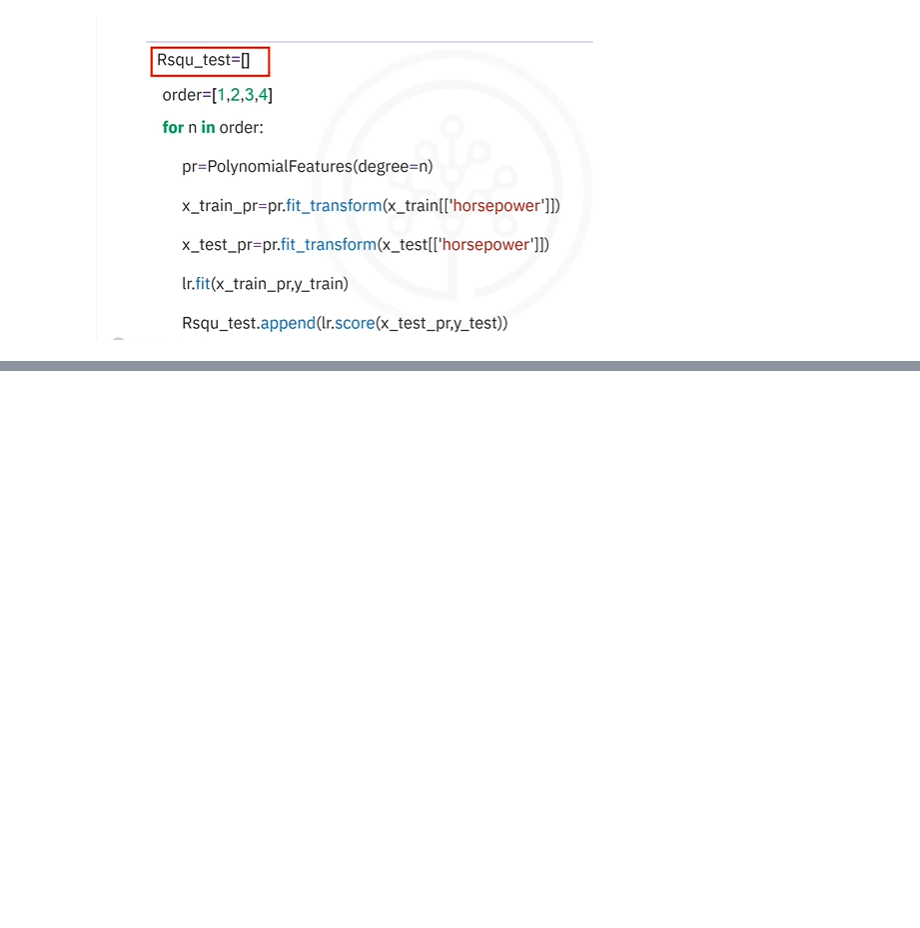
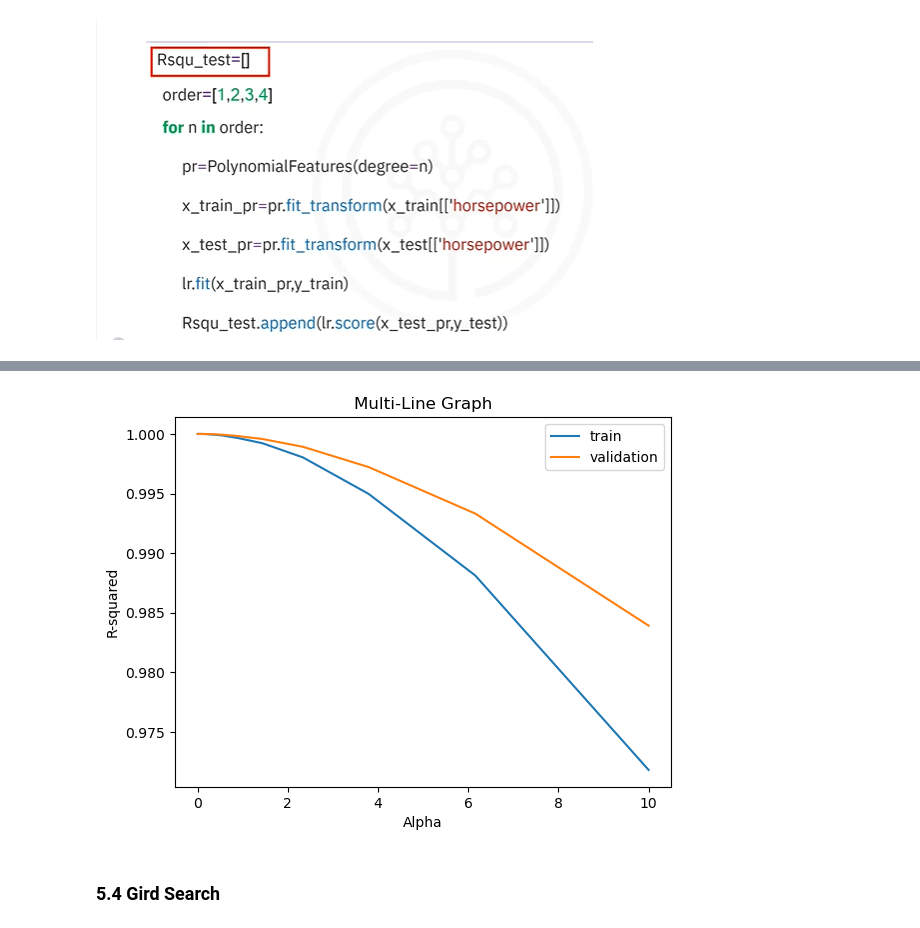
Before and after one commit to baduyne/analysic_data_coursera, a Jupyter notebook: analysis_with_PY_in_coursera.ipynb, the cells around one changed output, grey strips where cells are left out. Cells and saved outputs as stored; diff of their text form; code cells hidden in the pictures; blank space fills up the shorter version.

```diff
--- a/analysis_with_PY_in_coursera.ipynb
+++ b/analysis_with_PY_in_coursera.ipynb
@@ -1198,0 +1330,3 @@ Tóm lại, R² là một công cụ hữu ích trong việc đánh giá và ch
+# %%
+data = pd.read_csv("./dataset/gpa.csv")
+data.head()
@@ -1198,0 +1452,16 @@ Tóm lại, R² là một công cụ hữu ích trong việc đánh giá và ch
+# %%
+import matplotlib.pyplot as plt
+
+# Assuming results['r_square_test'] and results['r_square_val'] exist in the 'results' DataFrame
+plt.plot(results['alpha'], results['r_square_test'], label="train")  # Correct label parameter
+plt.plot(results['alpha'], results['r_square_val'], label="validation")  # Correct label parameter
+
+plt.legend()
+plt.title('Multi-Line Graph')
+plt.xlabel('Alpha')  # Label X-axis as 'Alpha' instead of 'X'
+plt.ylabel('R-squared')  # Label Y-axis as 'R-squared' instead of 'Y'
+plt.show()
+# %% [output]
+[figure, added]
+# %% [markdown]
+### **5.4 Gird Search**
```
Also changed, not shown: parts of 19 cells of this notebook, 30 other files.
